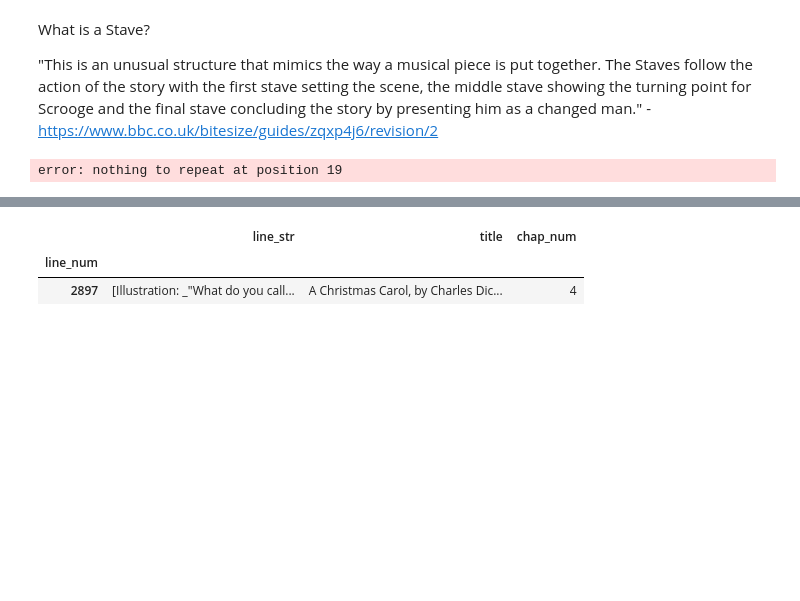
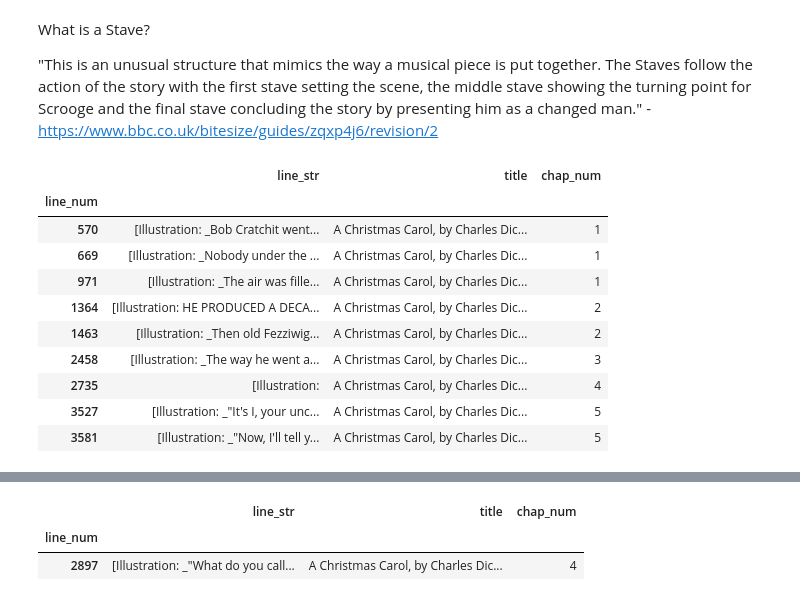
Before and after one commit to LaurenBassett/A-Christmas-Corpus, a Jupyter notebook: jme9rt_final_proj.ipynb, the cells around one changed output, grey strips where cells are left out. Drawn from its saved outputs; the diff is of its cells as text; code cells hidden in the pictures; blank space fills up the shorter version.

```diff
--- a/jme9rt_final_proj.ipynb
+++ b/jme9rt_final_proj.ipynb
@@ -51,7 +51,22 @@ df = df.loc[~df.chap_num.isna()] # Remove chapter heading lines
 df = df.loc[~chap_lines] # Remove everything before Chapter 1
 df.chap_num = df.chap_num.astype('int') # Convert chap_num from float to int
 
-illustration_phrase =  df.line_str.str.match(r'\[Illustration:?.*| ?.*\]') #Remove all lines containing [Illustration]
+illustration_phrase =  df.line_str.str.match(r'\[Illustration:?.*| ?.*\]')
+start = df.line_str.str.match(r'\[.*[^\]]$')
+end = df.line_str.str.match(r'^[^\[].*]')
+ #Remove all lines containing [Illustration]
 #df = df.loc[~illustration_phrase]
-# %% [output]
-error: nothing to repeat at position 19
+# %%
+df.loc[start]
+# %% [output]
+|  | line_str | title | chap_num |
+| line_num |  |  |  |
+| 570 | [Illustration: _Bob Cratchit went... | A Christmas Carol, by Charles Dic... | 1 |
+| 669 | [Illustration: _Nobody under the ... | A Christmas Carol, by Charles Dic... | 1 |
+| 971 | [Illustration: _The air was fille... | A Christmas Carol, by Charles Dic... | 1 |
+| 1364 | [Illustration: HE PRODUCED A DECA... | A Christmas Carol, by Charles Dic... | 2 |
+| 1463 | [Illustration: _Then old Fezziwig... | A Christmas Carol, by Charles Dic... | 2 |
+| 2458 | [Illustration: _The way he went a... | A Christmas Carol, by Charles Dic... | 3 |
+| 2735 | [Illustration: | A Christmas Carol, by Charles Dic... | 4 |
+| 3527 | [Illustration: _"It's I, your unc... | A Christmas Carol, by Charles Dic... | 5 |
+| 3581 | [Illustration: _"Now, I'll tell y... | A Christmas Carol, by Charles Dic... | 5 |
```
Also changed, not shown: parts of 2 cells of this notebook.
